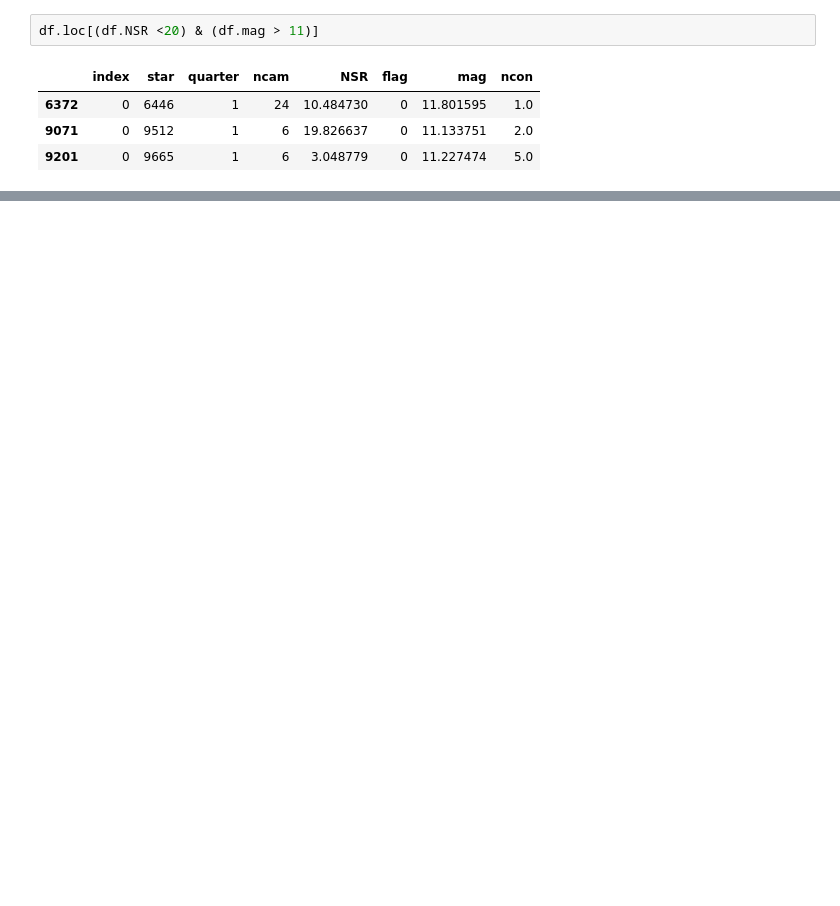
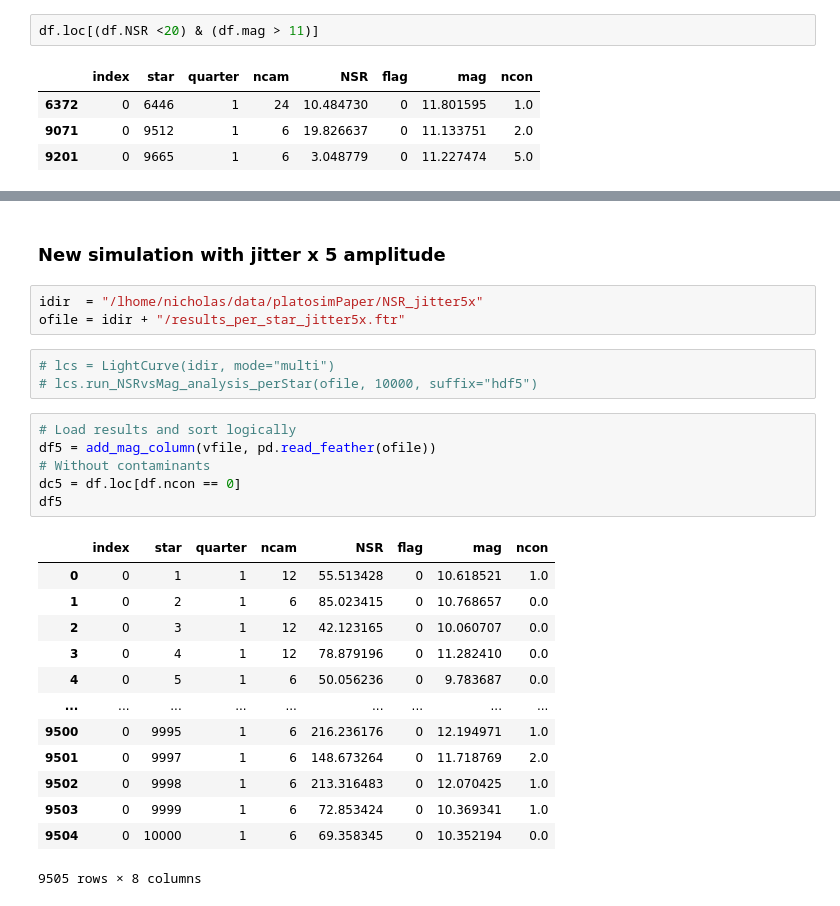
Before and after one commit to ivs-kuleuven/platosim3, a Jupyter notebook: docs/technicalnotes/PlatoSim3Paper/NSR.ipynb, the cells around one changed output, grey strips where cells are left out. Saved outputs shown, nothing was run; the diff lists cells and outputs as text; blank space fills up the shorter version.

```diff
--- a/docs/technicalnotes/PlatoSim3Paper/NSR.ipynb
+++ b/docs/technicalnotes/PlatoSim3Paper/NSR.ipynb
@@ -208,0 +267,28 @@ df.loc[(df.NSR <20) & (df.mag > 11)]
+# %% [markdown]
+### New simulation with jitter x 5 amplitude
+# %%
+idir  = "/lhome/nicholas/data/platosimPaper/NSR_jitter5x"
+ofile = idir + "/results_per_star_jitter5x.ftr"
+# %%
+# lcs = LightCurve(idir, mode="multi")
+# lcs.run_NSRvsMag_analysis_perStar(ofile, 10000, suffix="hdf5")
+# %%
+# Load results and sort logically
+df5 = add_mag_column(vfile, pd.read_feather(ofile))
+# Without contaminants
+dc5 = df.loc[df.ncon == 0]
+df5
+# %% [output]
+|  | index | star | quarter | ncam | NSR | flag | mag | ncon |
+| 0 | 0 | 1 | 1 | 12 | 55.513428 | 0 | 10.618521 | 1.0 |
+| 1 | 0 | 2 | 1 | 6 | 85.023415 | 0 | 10.768657 | 0.0 |
+| 2 | 0 | 3 | 1 | 12 | 42.123165 | 0 | 10.060707 | 0.0 |
+| 3 | 0 | 4 | 1 | 12 | 78.879196 | 0 | 11.282410 | 0.0 |
+| 4 | 0 | 5 | 1 | 6 | 50.056236 | 0 | 9.783687 | 0.0 |
+| ... | ... | ... | ... | ... | ... | ... | ... | ... |
+| 9500 | 0 | 9995 | 1 | 6 | 216.236176 | 0 | 12.194971 | 1.0 |
+| 9501 | 0 | 9997 | 1 | 6 | 148.673264 | 0 | 11.718769 | 2.0 |
+| 9502 | 0 | 9998 | 1 | 6 | 213.316483 | 0 | 12.070425 | 1.0 |
+| 9503 | 0 | 9999 | 1 | 6 | 72.853424 | 0 | 10.369341 | 1.0 |
+| 9504 | 0 | 10000 | 1 | 6 | 69.358345 | 0 | 10.352194 | 0.0 |
+9505 rows × 8 columns
```
Also changed, not shown: parts of 56 cells of this notebook, 4 other files.
